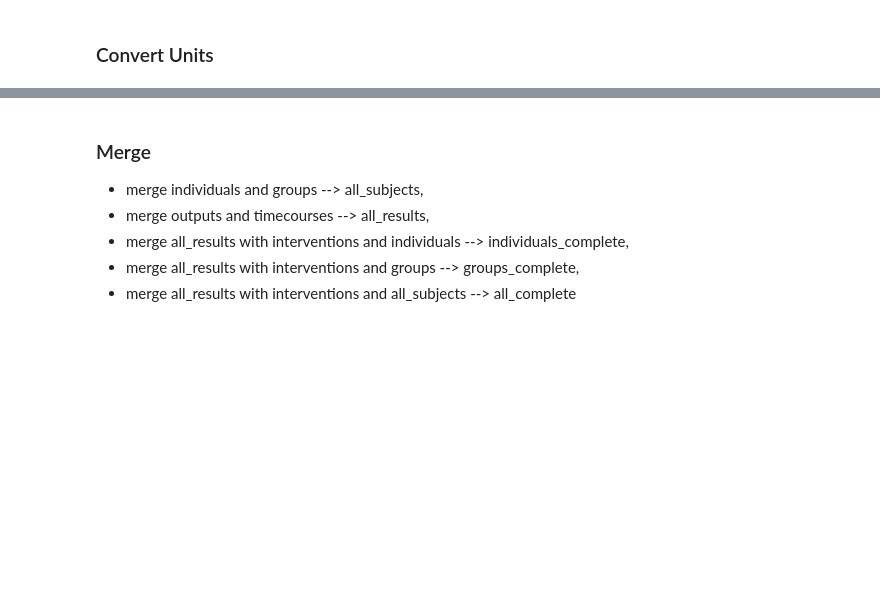
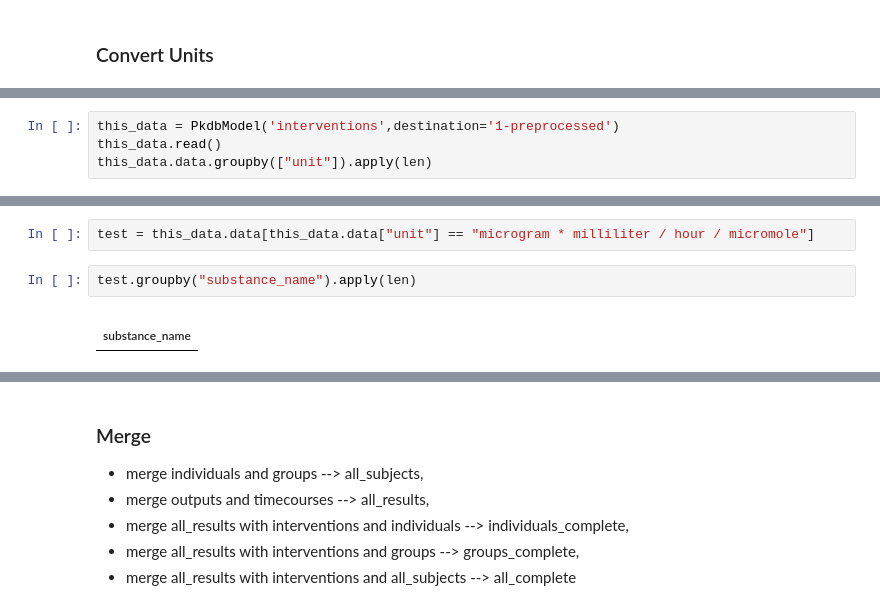
Before and after one commit to matthiaskoenig/pkdb_analysis, a Jupyter notebook: 01-Data_Prep.ipynb, the cells around one changed output, grey strips where cells are left out. Drawn from its saved outputs; the diff is of its cells as text; blank space fills up the shorter version.

```diff
--- a/01-Data_Prep.ipynb
+++ b/01-Data_Prep.ipynb
@@ -63,0 +76,4 @@ substances were succsesfully saved to </home/janekg89/Develop/Pycharm_Projects/p
+# %%
+this_data = PkdbModel('interventions',destination='1-preprocessed')
+this_data.read()
+this_data.data.groupby(["unit"]).apply(len)
@@ -64,3 +91,10 @@ substances were succsesfully saved to </home/janekg89/Develop/Pycharm_Projects/p
+# %%
+test = this_data.data[this_data.data["unit"] == "microgram * milliliter / hour / micromole"]
+# %%
+test.groupby("substance_name").apply(len)
+# %% [output]
+|  |
+| substance_name |
 # %%
 this_data = PkdbModel('outputs',destination='1-preprocessed')
 this_data.read()
```
Also changed, not shown: parts of 7 cells of this notebook, 1 other file.
